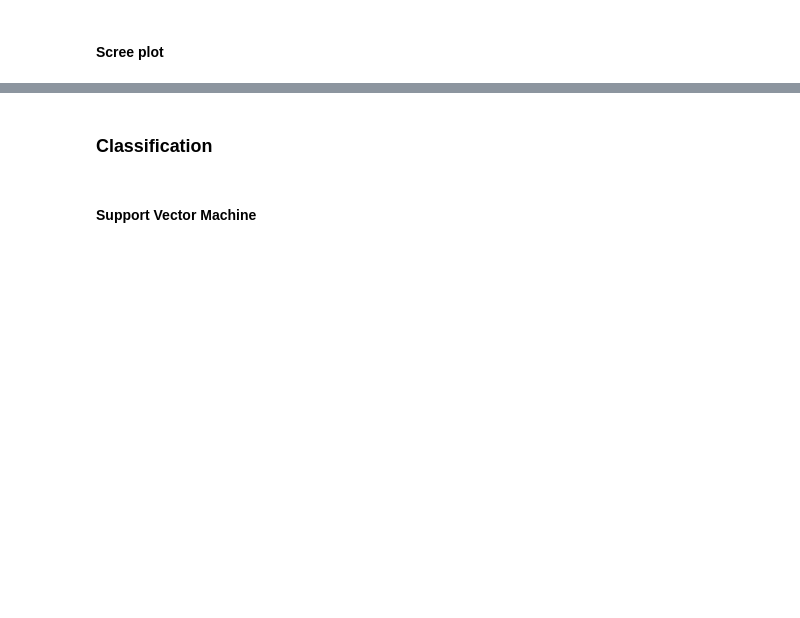
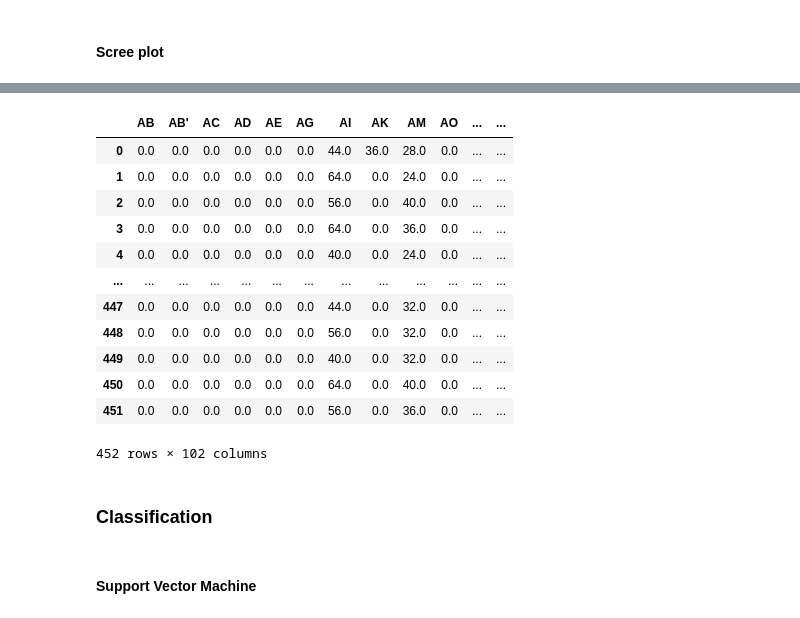
Before and after one commit to anaterovic/UZOP, a Jupyter notebook: code.ipynb, the cells around one changed output, grey strips where cells are left out. Drawn from its saved outputs; the diff is of its cells as text; code cells hidden in the pictures; blank space fills up the shorter version.

```diff
--- a/code.ipynb
+++ b/code.ipynb
@@ -185,0 +220,4 @@ sada iz tog grafa zaključim da trebam 150 prvih komponenta i te feature uzmem
+# %%
+#out['topfeat'].head(150)["feature"] drugi način al unique mi ih je 100 ?
+important = df[1].tolist()
+important
@@ -186,3 +242,19 @@ sada iz tog grafa zaključim da trebam 150 prvih komponenta i te feature uzmem
+# %%
+df[np.intersect1d(df.columns, important)]
+# %% [output]
+|  | AB | AB' | AC | AD | AE | AG | AI | AK | AM | AO | ... | ... |
+| 0 | 0.0 | 0.0 | 0.0 | 0.0 | 0.0 | 0.0 | 44.0 | 36.0 | 28.0 | 0.0 | ... | ... |
+| 1 | 0.0 | 0.0 | 0.0 | 0.0 | 0.0 | 0.0 | 64.0 | 0.0 | 24.0 | 0.0 | ... | ... |
+| 2 | 0.0 | 0.0 | 0.0 | 0.0 | 0.0 | 0.0 | 56.0 | 0.0 | 40.0 | 0.0 | ... | ... |
+| 3 | 0.0 | 0.0 | 0.0 | 0.0 | 0.0 | 0.0 | 64.0 | 0.0 | 36.0 | 0.0 | ... | ... |
+| 4 | 0.0 | 0.0 | 0.0 | 0.0 | 0.0 | 0.0 | 40.0 | 0.0 | 24.0 | 0.0 | ... | ... |
+| ... | ... | ... | ... | ... | ... | ... | ... | ... | ... | ... | ... | ... |
+| 447 | 0.0 | 0.0 | 0.0 | 0.0 | 0.0 | 0.0 | 44.0 | 0.0 | 32.0 | 0.0 | ... | ... |
+| 448 | 0.0 | 0.0 | 0.0 | 0.0 | 0.0 | 0.0 | 56.0 | 0.0 | 32.0 | 0.0 | ... | ... |
+| 449 | 0.0 | 0.0 | 0.0 | 0.0 | 0.0 | 0.0 | 40.0 | 0.0 | 32.0 | 0.0 | ... | ... |
+| 450 | 0.0 | 0.0 | 0.0 | 0.0 | 0.0 | 0.0 | 64.0 | 0.0 | 40.0 | 0.0 | ... | ... |
+| 451 | 0.0 | 0.0 | 0.0 | 0.0 | 0.0 | 0.0 | 56.0 | 0.0 | 36.0 | 0.0 | ... | ... |
+452 rows × 102 columns
 # %% [markdown]
 ### Classification
 # %% [markdown]
```
Also changed, not shown: parts of 18 cells of this notebook.
